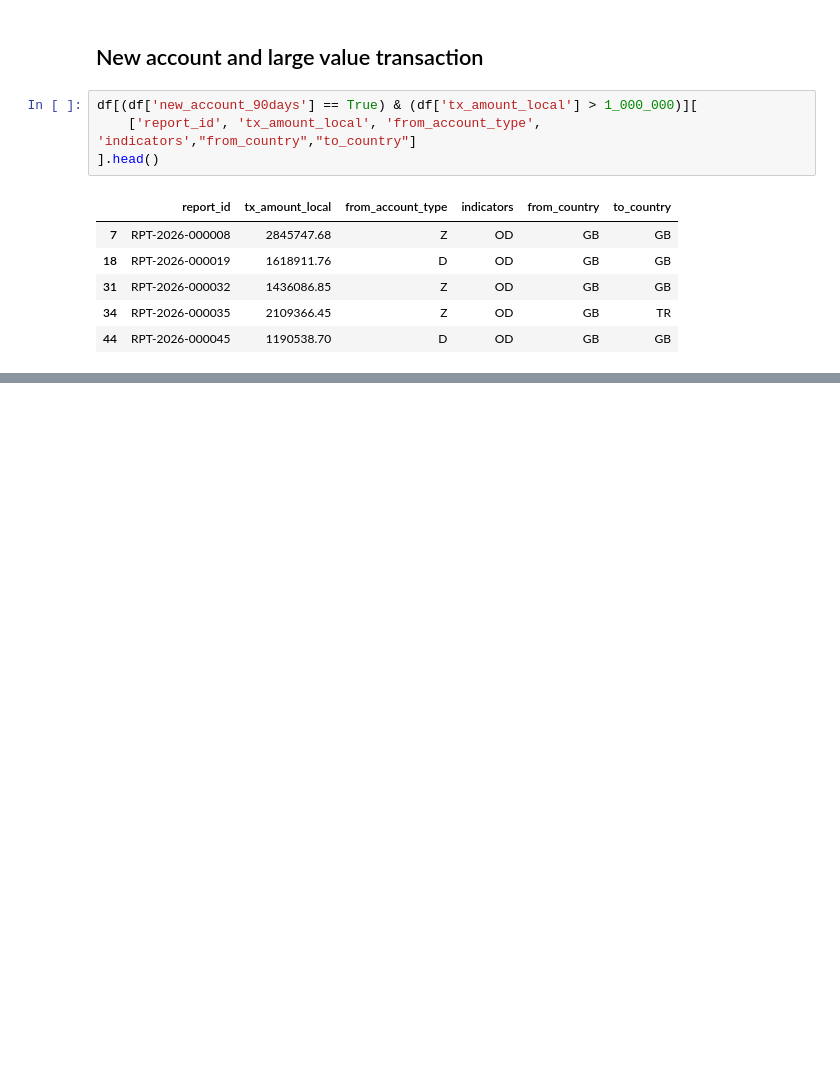
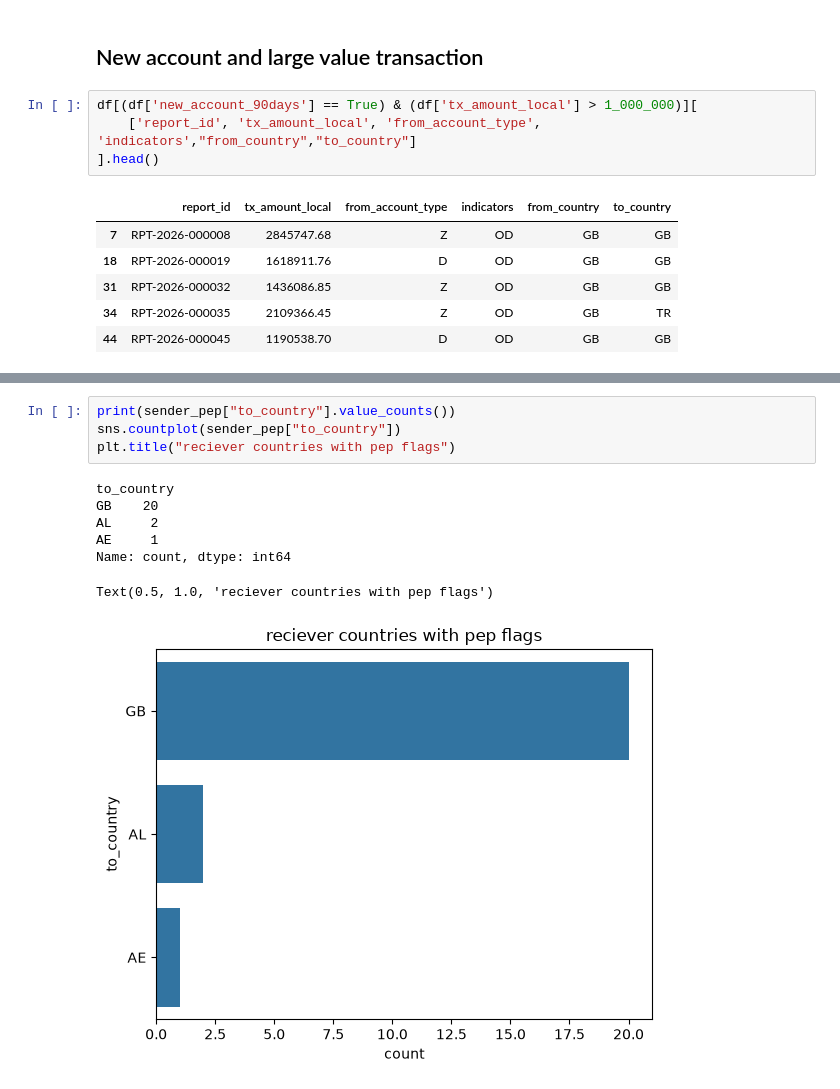
Before and after one commit to Lajnarpimger/DataVerse-_SignalVSNoise, a Jupyter notebook: STR_EDA.ipynb, the cells around one changed output, grey strips where cells are left out. Drawn from its saved outputs; the diff is of its cells as text; blank space fills up the shorter version.

```diff
--- a/STR_EDA.ipynb
+++ b/STR_EDA.ipynb
@@ -582,0 +616,12 @@ df[(df['new_account_90days'] == True) & (df['tx_amount_local'] > 1_000_000)][
+# %%
+print(sender_pep["to_country"].value_counts())
+sns.countplot(sender_pep["to_country"])
+plt.title("reciever countries with pep flags")
+# %% [output]
+to_country
+GB    20
+AL     2
+AE     1
+Name: count, dtype: int64
+Text(0.5, 1.0, 'reciever countries with pep flags')
+[figure, added]
```
Also changed, not shown: parts of 16 cells of this notebook.
